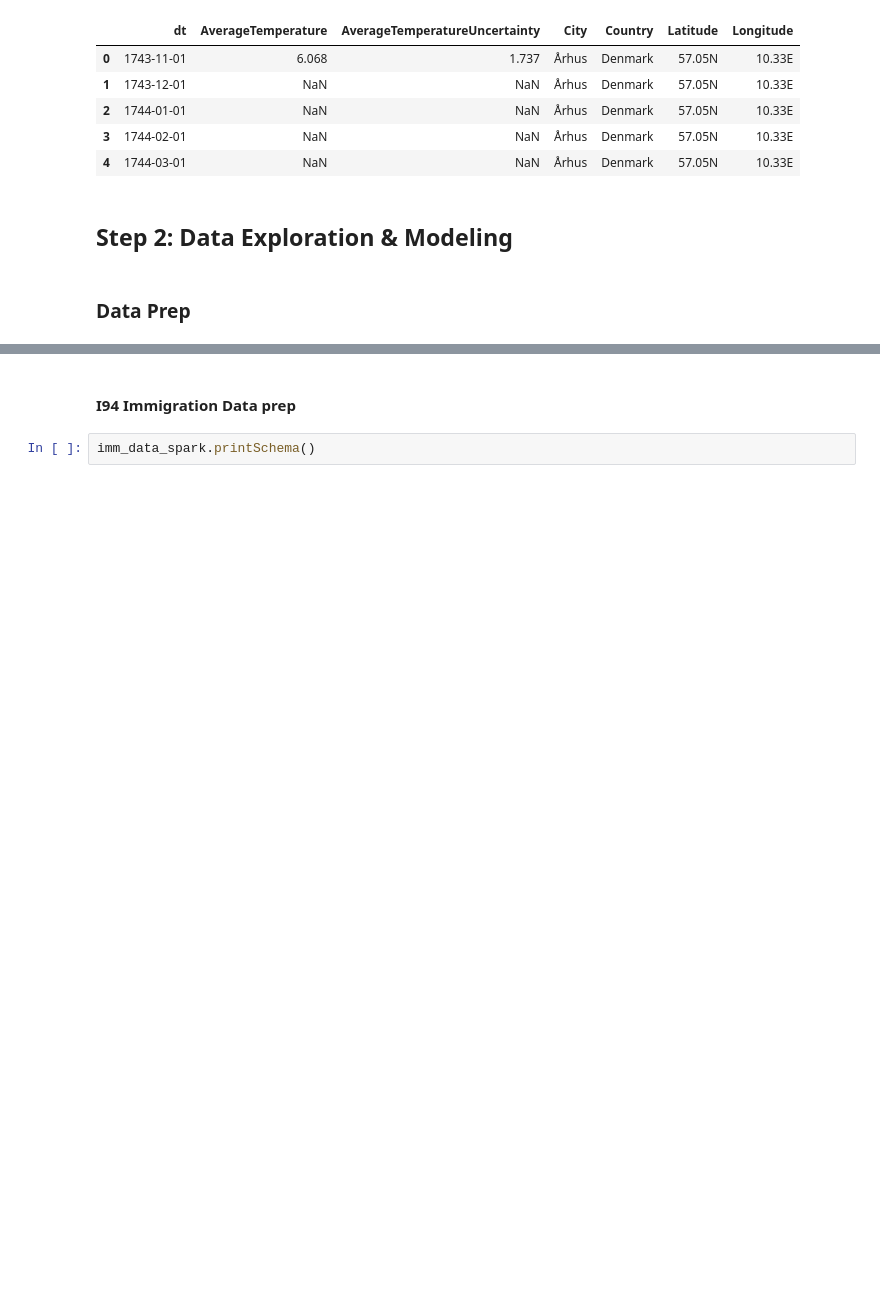
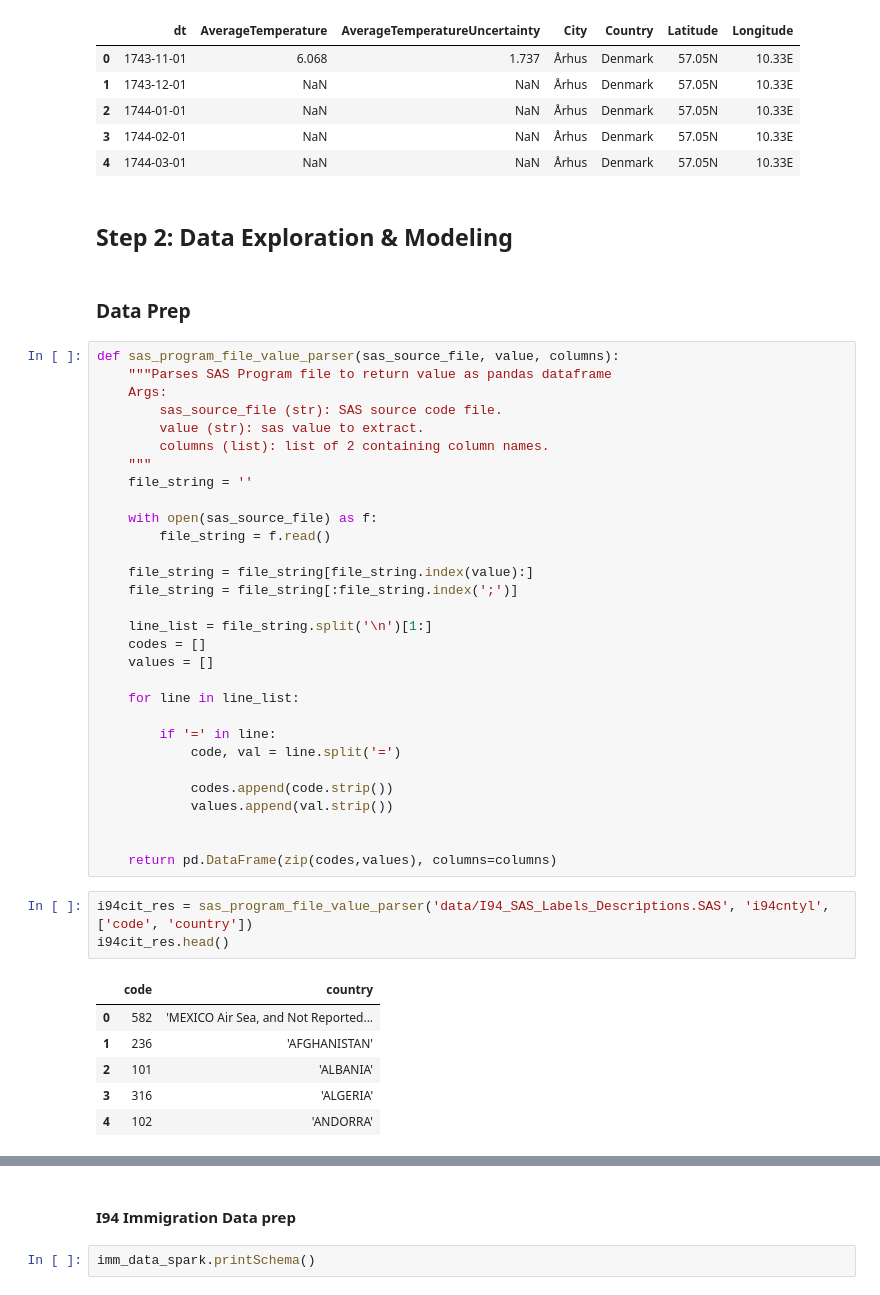
Before and after one commit to kudeh/udacity-dend-capstone, a Jupyter notebook: Capstone EDA.ipynb, the cells around one changed output, grey strips where cells are left out. Saved outputs shown, nothing was run; the diff lists cells and outputs as text; blank space fills up the shorter version.

Commit message:
added function to parse SAS source code

```diff
--- a/Capstone EDA.ipynb
+++ b/Capstone EDA.ipynb
@@ -173,3 +173,43 @@ None
 ## Step 2: Data Exploration & Modeling <a name="step2"></a>
 # %% [markdown]
 ### Data Prep
+# %%
+def sas_program_file_value_parser(sas_source_file, value, columns):
+    """Parses SAS Program file to return value as pandas dataframe
+    Args:
+        sas_source_file (str): SAS source code file.
+        value (str): sas value to extract.
+        columns (list): list of 2 containing column names.
+    """
+    file_string = ''
+
+    with open(sas_source_file) as f:
+        file_string = f.read()
+
+    file_string = file_string[file_string.index(value):]
+    file_string = file_string[:file_string.index(';')]
+
+    line_list = file_string.split('\n')[1:]
+    codes = []
+    values = []
+
+    for line in line_list:
+
+        if '=' in line:
+            code, val = line.split('=')
+
+            codes.append(code.strip())
+            values.append(val.strip())
+
+
+    return pd.DataFrame(zip(codes,values), columns=columns)
+# %%
+i94cit_res = sas_program_file_value_parser('data/I94_SAS_Labels_Descriptions.SAS', 'i94cntyl', ['code', 'country'])
+i94cit_res.head()
+# %% [output]
+|  | code | country |
+| 0 | 582 | 'MEXICO Air Sea, and Not Reported... |
+| 1 | 236 | 'AFGHANISTAN' |
+| 2 | 101 | 'ALBANIA' |
+| 3 | 316 | 'ALGERIA' |
+| 4 | 102 | 'ANDORRA' |
```
Also changed, not shown: parts of 8 cells of this notebook, 1 other file.
